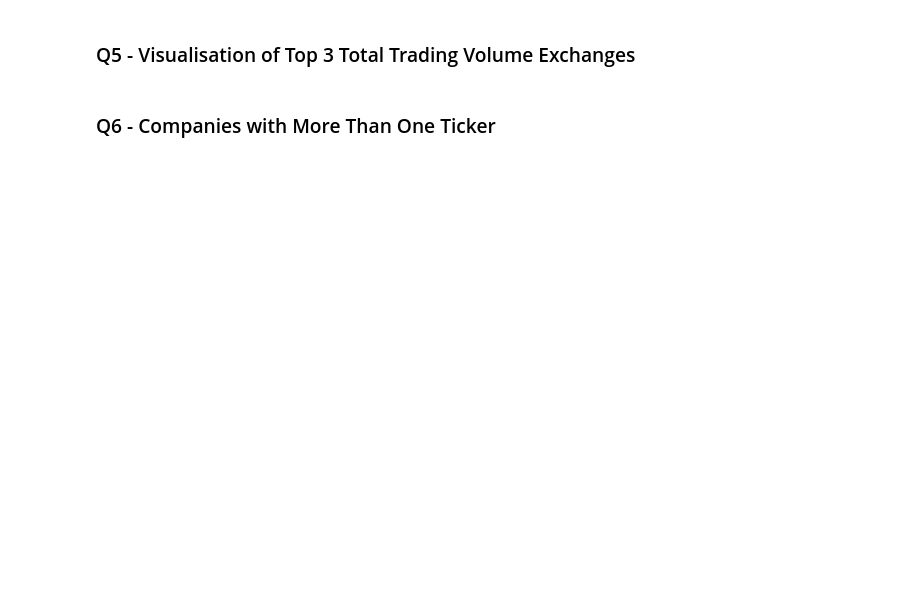
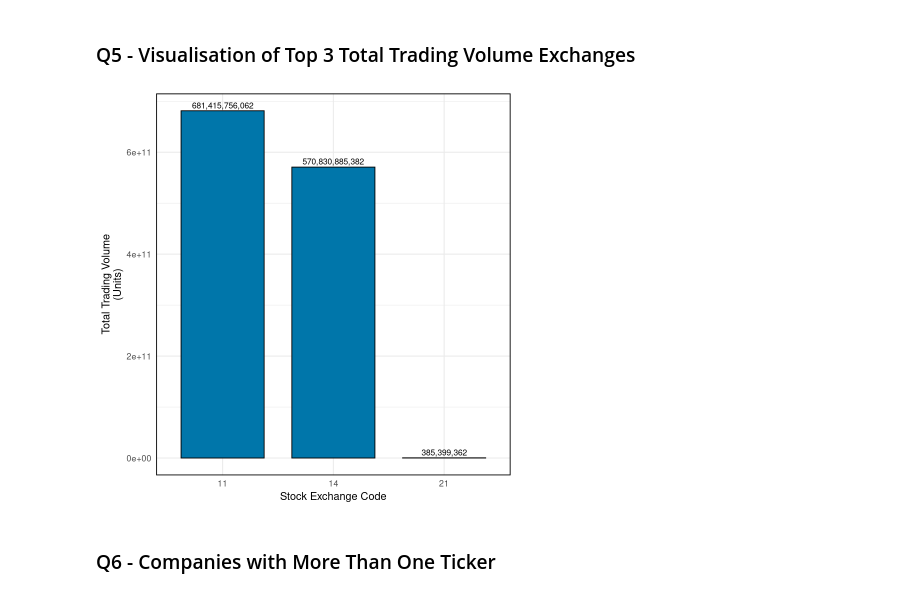
Before and after one commit to Mengsch3/apps-r-hw-01, a Jupyter notebook: hw_02/hw_02_1017.ipynb, the cells around one changed output. Saved outputs shown, nothing was run; the diff lists cells and outputs as text; code cells hidden in the pictures; blank space fills up the shorter version.

```diff
--- a/hw_02/hw_02_1017.ipynb
+++ b/hw_02/hw_02_1017.ipynb
@@ -61,6 +39,8 @@ This dataset contains company identifiers, trading information, and classificati
 data <- read.csv("sp500_2023_2024.csv")
 # %%
 # remove any rows with NA values in the prcod column
+data <- data %>%
+  filter(!is.na(prcod))
 # %%
 # inspect the strucutre
 head(data)
@@ -114,5 +101,11 @@ argument.
 ### Q4 - Top 3 Total Trading Volume Exchanges
 # %%
 # indentify the top 3 exchanges by total largest total trading volume
+top_3_exchanges <- data %>%
+  group_by(exchg) %>%
+  summarize(total_volume = sum(cshtrd, na.rm = TRUE)) %>%
+  arrange(desc(total_volume)) %>%
+  slice_head(n = 3)
 
 # display in a table
+top_3_exchanges
@@ -123,3 +121,14 @@ argument.
+# %%
+#| fig-cap: "Top 3 Exchanges by Total Trading Volume"
+# display in a bar plot
+ggplot(top_3_exchanges, aes(x = as.factor(exchg), y = total_volume)) +
+  geom_col(width = 0.75, fill = "#0076AA", color = "black") +
+  geom_text(aes(label = scales::comma(total_volume)), vjust = -0.4, size = 3.5) +
+  labs(x = "Stock Exchange Code", y = "Total Trading Volume\n(Units)") +
+  theme_minimal(base_size = 13) +
+  theme(panel.border = element_rect(color = "black", fill = NA, size = 1))
+# %% [output]
+[figure, added]
 # %% [markdown]
 ### Q6 - Companies with More Than One Ticker
 # %%
```
Also changed, not shown: parts of 27 cells of this notebook, 1 other file.
